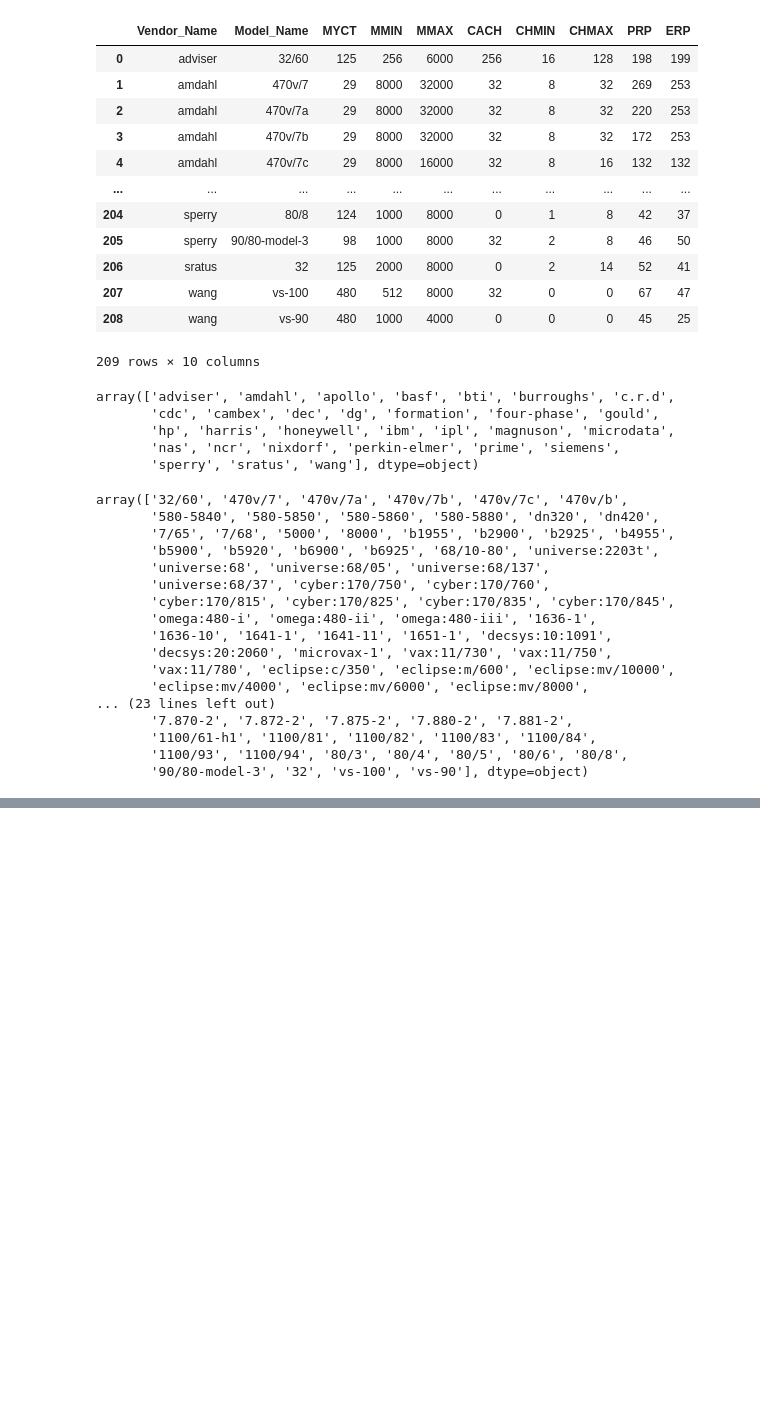
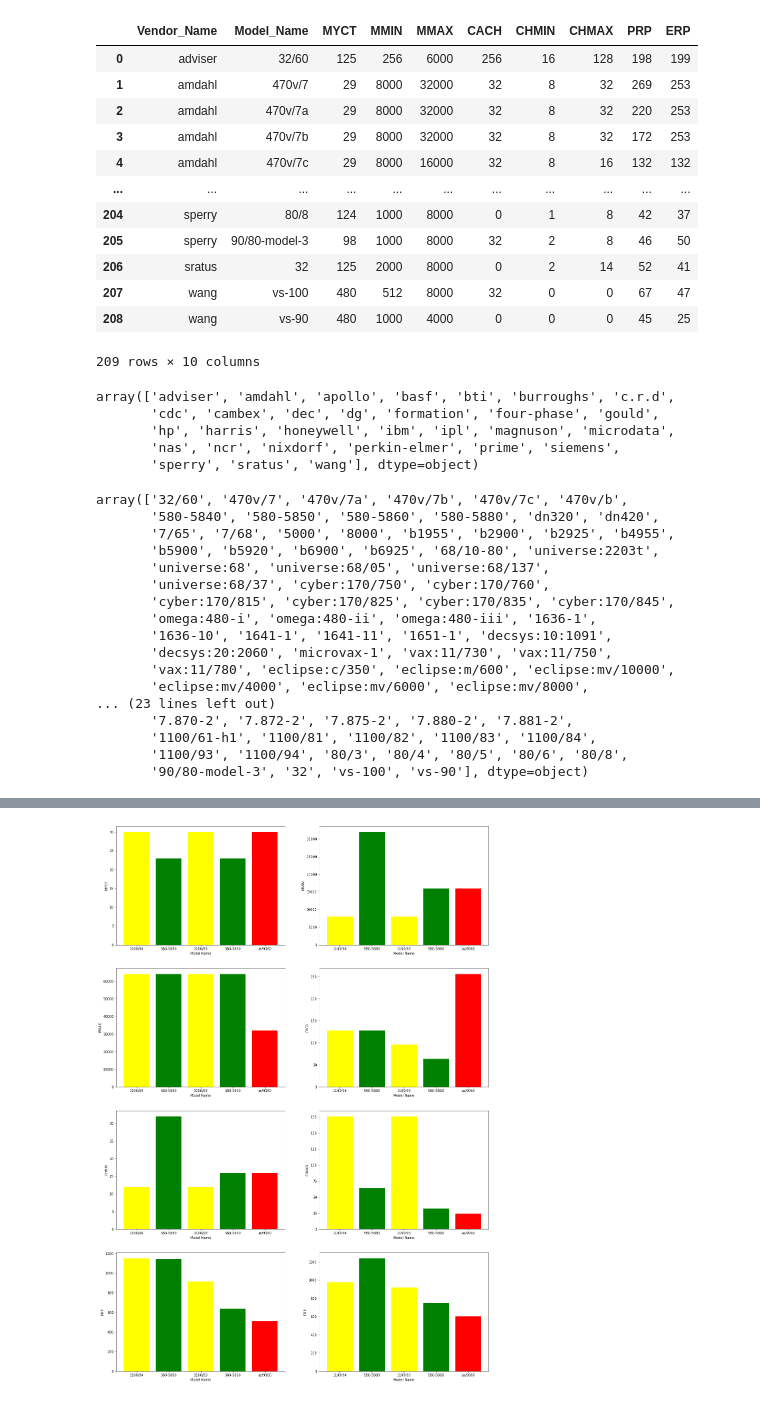
Before and after one commit to Divyesh230902/CPU_Performance, a Jupyter notebook: machine.ipynb, the cells around one changed output, grey strips where cells are left out. Drawn from its saved outputs; the diff is of its cells as text; code cells hidden in the pictures; blank space fills up the shorter version.

```diff
--- a/machine.ipynb
+++ b/machine.ipynb
@@ -87,0 +63,4 @@ fltr_microdata.fillna(0)
+# %%
+df_sort = machine_df.sort_values('PRP',ascending = False)
+final = df_sort.head()
+final
@@ -87,0 +74,56 @@ fltr_microdata.fillna(0)
+# %%
+Vendor_name = np.array(list(final.Vendor_Name))
+Model_name = np.array(list(final.Model_Name))
+MYCT = np.array(list(final.MYCT))
+MMIN = np.array(list(final.MMIN))
+MMAX = np.array(list(final.MMAX))
+CACH = np.array(list(final.CACH))
+CHMIN = np.array(list(final.CHMIN))
+CHMAX = np.array(list(final.CHMAX))
+PRP = np.array(list(final.PRP))
+ERP = np.array(list(final.ERP))
+# %%
+plt.figure(figsize=(20,30))
+plt.subplot(4,2,1)
+plt.xlabel("Model Name")
+plt.ylabel("MYCT")
+plt.bar(Model_name,MYCT,color = ["yellow","green","yellow","green","red"])
+
+plt.subplot(4,2,2)
+plt.xlabel("Model Name")
+plt.ylabel("MMIN")
+plt.bar(Model_name,MMIN,color = ["yellow","green","yellow","green","red"])
+
+plt.subplot(4,2,3)
+plt.xlabel("Model Name")
+plt.ylabel("MMAX")
+plt.bar(Model_name,MMAX,color = ["yellow","green","yellow","green","red"])
+
+plt.subplot(4,2,4)
+plt.xlabel("Model Name")
+plt.ylabel("CACH")
+plt.bar(Model_name,CACH,color = ["yellow","green","yellow","green","red"])
+
+plt.subplot(4,2,5)
+plt.xlabel("Model Name")
+plt.ylabel("CHMIN")
+plt.bar(Model_name,CHMIN,color = ["yellow","green","yellow","green","red"])
+
+plt.subplot(4,2,6)
+plt.xlabel("Model Name")
+plt.ylabel("CHMAX")
+plt.bar(Model_name,CHMAX,color = ["yellow","green","yellow","green","red"])
+
+plt.subplot(4,2,7)
+plt.xlabel("Model Name")
+plt.ylabel("PRP")
+plt.bar(Model_name,PRP,color = ["yellow","green","yellow","green","red"])
+
+plt.subplot(4,2,8)
+plt.xlabel("Model Name")
+plt.ylabel("ERP")
+plt.bar(Model_name,ERP,color = ["yellow","green","yellow","green","red"])
+
+plt.show()
+# %% [output]
+[figure, added]
```
Also changed, not shown: parts of 4 cells of this notebook.
